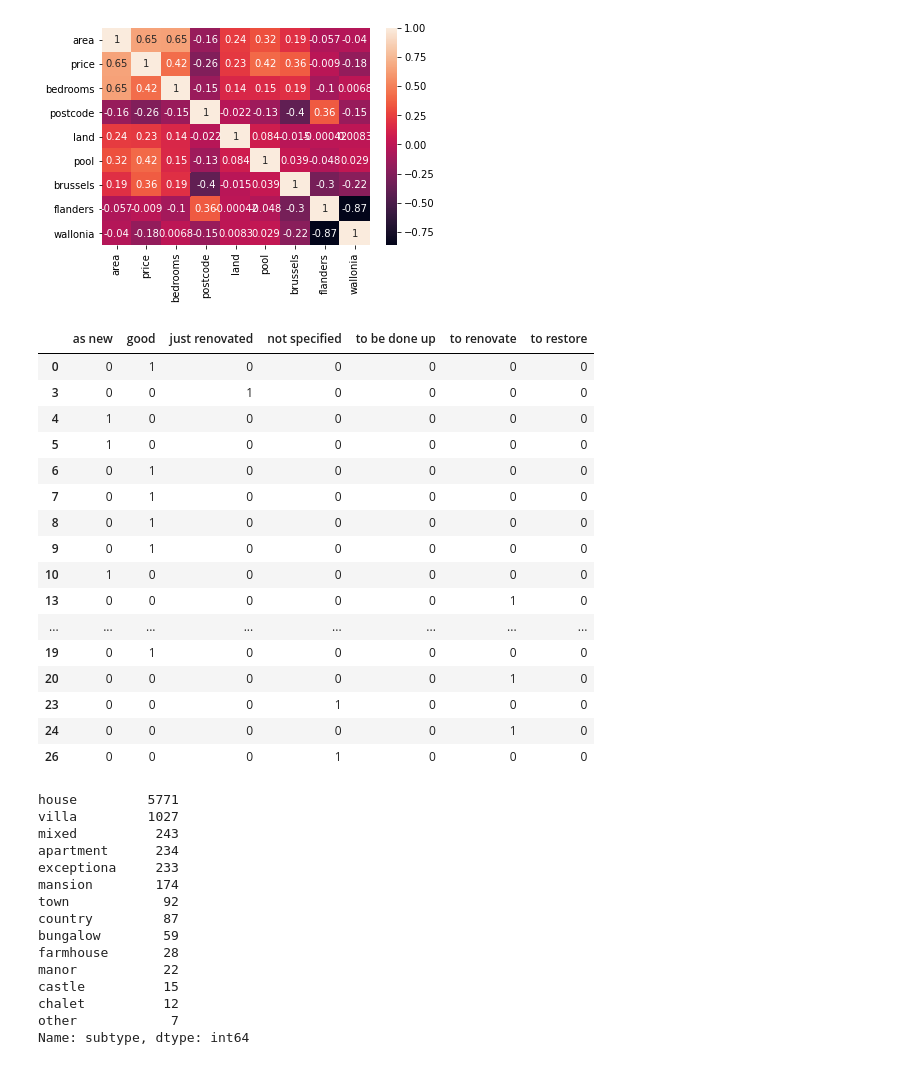
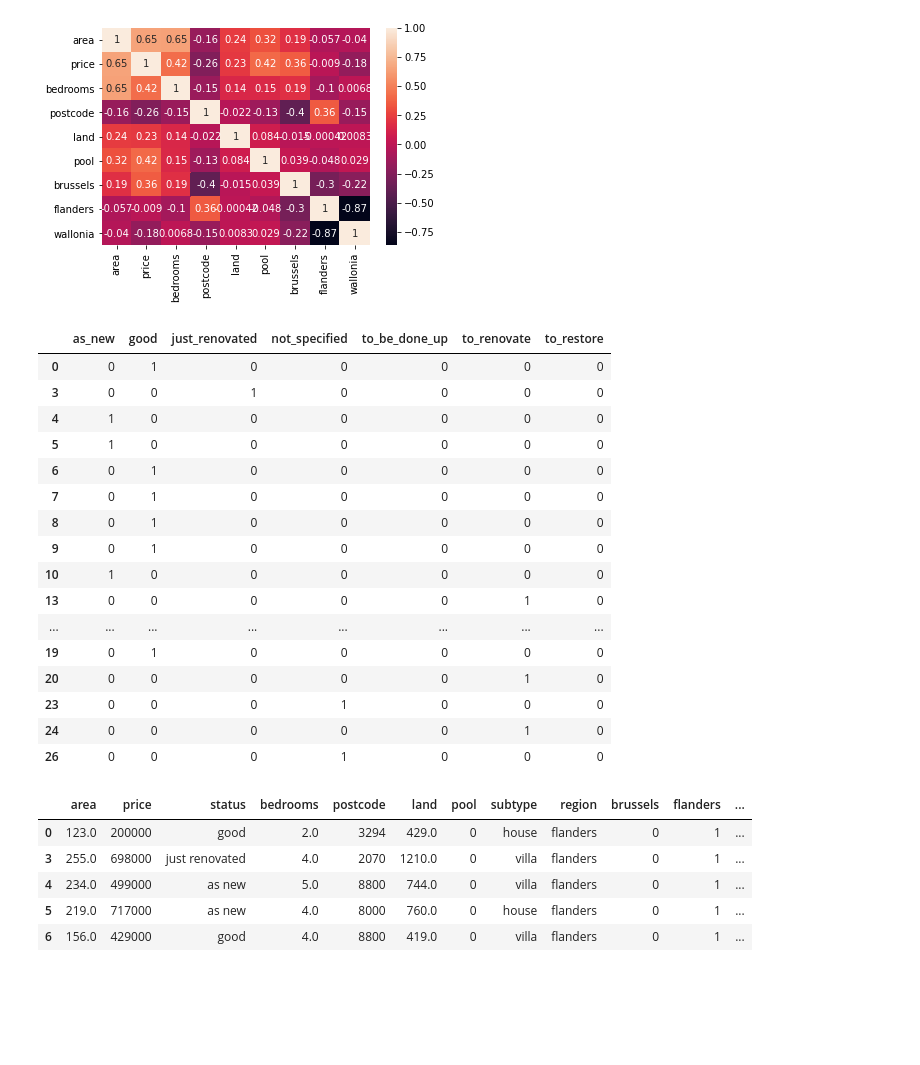
Before and after one commit to JacquesDeclercq/challenge-regression, a Jupyter notebook: challenge_regression.ipynb, the cells around one changed output. Saved outputs shown, nothing was run; the diff lists cells and outputs as text; code cells hidden in the pictures; blank space fills up the shorter version.

```diff
--- a/challenge_regression.ipynb
+++ b/challenge_regression.ipynb
@@ -6,5 +11,11 @@ import matplotlib.pyplot as plt
+# %%
+# setting to display all columns
+pd.set_option("Display.max_columns", None)
 # %%
-df = pd.read_csv('final_list_houses_dataset.csv', index_col='Unnamed: 0')
+# To read csv file
+df = pd.read_csv('final_list_houses_dataset.csv',
+                 index_col='Unnamed: 0',
+                 skipinitialspace=True)
 print(df.shape)
 df.head().T
 # columns to drop: kitchen, furnished, open fire, terrace, garden
@@ -189,7 +182,7 @@ pool        9327
 subtype        0
 dtype: int64
 # %%
-df1 = df1.dropna(subset=['area','bedrooms'],  how='all')
+df1 = df1.dropna(subset=['area','bedrooms'],  how='any')
 # %%
 df1.isnull().sum()
 # %% [output]
@@ -208,6 +201,3 @@ df1['status'].fillna('not specified', inplace=True)
 # %%
 df1['pool'] = df1['pool'].fillna(0)
 df1['pool'] = df1['pool'].replace(True, 1)
-# %%
-df1['pool'] = df1['pool'].astype('bool')
-df1.dtypes
@@ -265,9 +290,16 @@ sns.heatmap(df3.corr(), annot=True)
 [figure]
 # %%
 df3_status = pd.get_dummies(data=df2['status'])
+df3_status.rename(columns= {'as new': 'as_new',
+                            'just renovated': 'just_renovated',
+                            'not specified': 'not_specified',
+                            'to be done up': 'to_be_done_up',
+                            'to renovate': 'to_renovate',
+                            'to restore': 'to_restore'},
+                  inplace=True)
 df3_status.head(20)
 # %% [output]
-|  | as new | good | just renovated | not specified | to be done up | to renovate | to restore |
+|  | as_new | good | just_renovated | not_specified | to_be_done_up | to_renovate | to_restore |
 | 0 | 0 | 1 | 0 | 0 | 0 | 0 | 0 |
 | 3 | 0 | 0 | 1 | 0 | 0 | 0 | 0 |
 | 4 | 1 | 0 | 0 | 0 | 0 | 0 | 0 |
@@ -285,19 +317,12 @@ df3_status.head(20)
 | 24 | 0 | 0 | 0 | 0 | 0 | 1 | 0 |
 | 26 | 0 | 0 | 0 | 1 | 0 | 0 | 0 |
 # %%
+df4 = pd.concat([df3, df3_status], axis=1)
+df4.head()
 # %% [output]
-house         5771
-villa         1027
-mixed          243
-apartment      234
-exceptiona     233
-mansion        174
-town            92
-country         87
-bungalow        59
-farmhouse       28
-manor           22
-castle          15
-chalet          12
-other            7
-Name: subtype, dtype: int64
+|  | area | price | status | bedrooms | postcode | land | pool | subtype | region | brussels | flanders | ... |
+| 0 | 123.0 | 200000 | good | 2.0 | 3294 | 429.0 | 0 | house | flanders | 0 | 1 | ... |
+| 3 | 255.0 | 698000 | just renovated | 4.0 | 2070 | 1210.0 | 0 | villa | flanders | 0 | 1 | ... |
+| 4 | 234.0 | 499000 | as new | 5.0 | 8800 | 744.0 | 0 | villa | flanders | 0 | 1 | ... |
+| 5 | 219.0 | 717000 | as new | 4.0 | 8000 | 760.0 | 0 | house | flanders | 0 | 1 | ... |
+| 6 | 156.0 | 429000 | good | 4.0 | 8800 | 419.0 | 0 | villa | flanders | 0 | 1 | ... |
```
Also changed, not shown: parts of 32 cells of this notebook.
